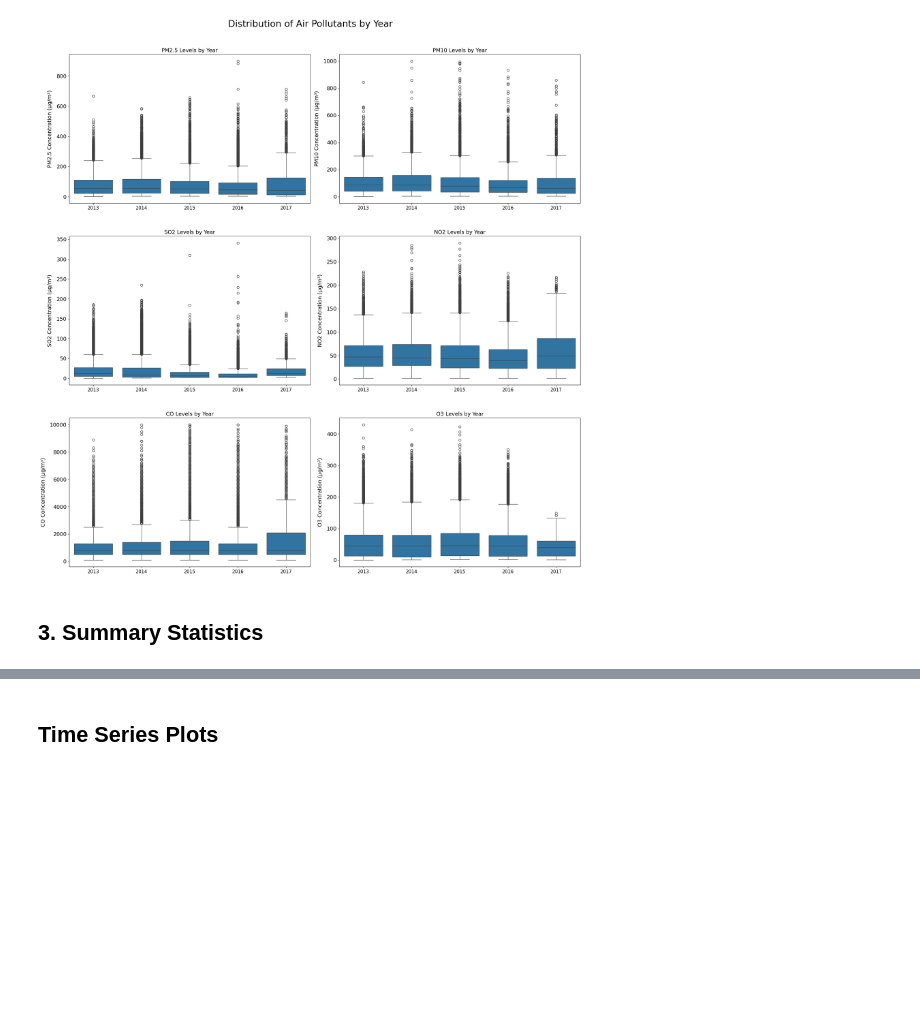
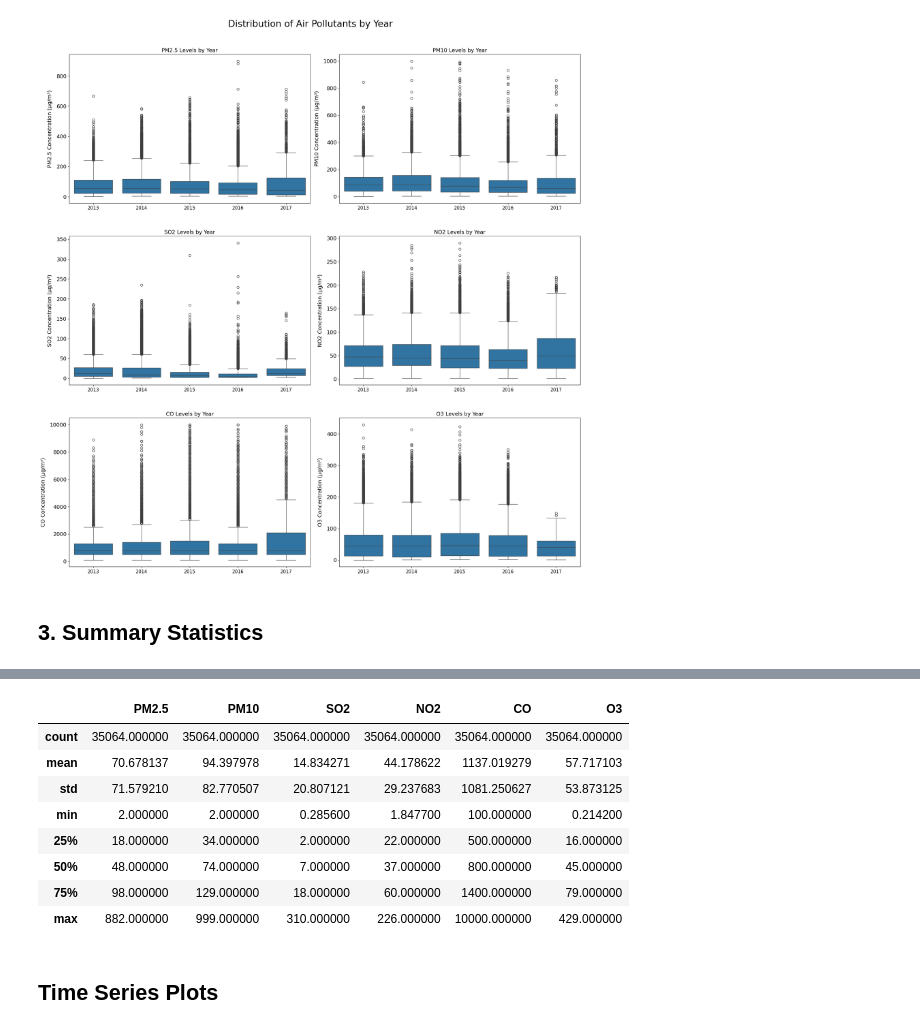
Before and after one commit to pariaighanian/Environmental_Data_Analytics, a Jupyter notebook: main.ipynb, the cells around one changed output, grey strips where cells are left out. Saved outputs shown, nothing was run; the diff lists cells and outputs as text; code cells hidden in the pictures; blank space fills up the shorter version.

```diff
--- a/main.ipynb
+++ b/main.ipynb
@@ -373,3 +358,15 @@ max      882.000000   999.000000  310.000000  226.000000  1.000000e+04   429.000
+# %%
+filtered_df[filtered_df.station=='Changping'][parameters].describe()
+# %% [output]
+|  | PM2.5 | PM10 | SO2 | NO2 | CO | O3 |
+| count | 35064.000000 | 35064.000000 | 35064.000000 | 35064.000000 | 35064.000000 | 35064.000000 |
+| mean | 70.678137 | 94.397978 | 14.834271 | 44.178622 | 1137.019279 | 57.717103 |
+| std | 71.579210 | 82.770507 | 20.807121 | 29.237683 | 1081.250627 | 53.873125 |
+| min | 2.000000 | 2.000000 | 0.285600 | 1.847700 | 100.000000 | 0.214200 |
+| 25% | 18.000000 | 34.000000 | 2.000000 | 22.000000 | 500.000000 | 16.000000 |
+| 50% | 48.000000 | 74.000000 | 7.000000 | 37.000000 | 800.000000 | 45.000000 |
+| 75% | 98.000000 | 129.000000 | 18.000000 | 60.000000 | 1400.000000 | 79.000000 |
+| max | 882.000000 | 999.000000 | 310.000000 | 226.000000 | 10000.000000 | 429.000000 |
 # %% [markdown]
 ## Time Series Plots
 # %%
```
Also changed, not shown: parts of 12 cells of this notebook.
